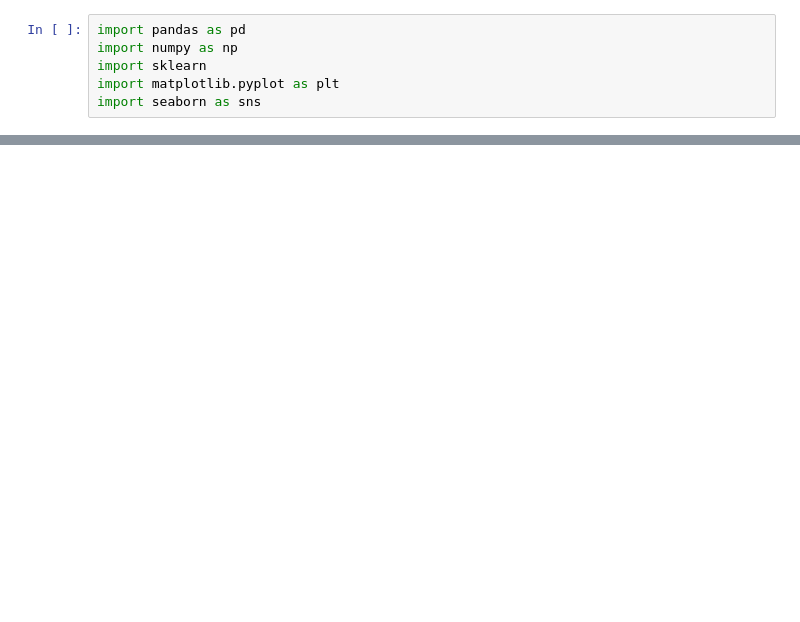
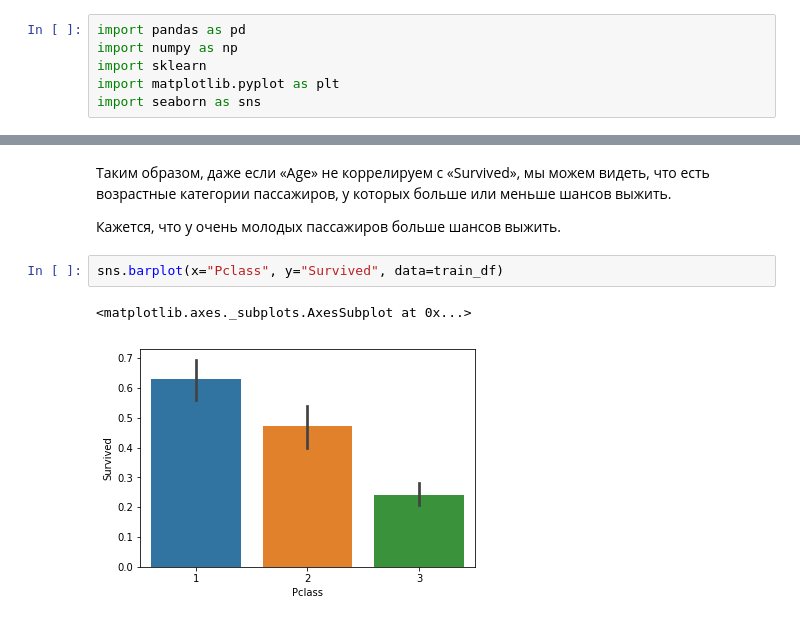
Before and after one commit to A6a7H/Smth-Prcts, a Jupyter notebook: Titanic/Titanic.ipynb, the cells around one changed output, grey strips where cells are left out. Drawn from its saved outputs; the diff is of its cells as text; blank space fills up the shorter version.

```diff
--- a/Titanic/Titanic.ipynb
+++ b/Titanic/Titanic.ipynb
@@ -29,0 +144,9 @@ sns.blend_palette(data)
+# %% [markdown]
+Таким образом, даже если «Age» не коррелируем с «Survived», мы можем видеть, что есть возрастные категории пассажиров, у которых больше или меньше шансов выжить.
+
+Кажется, что у очень молодых пассажиров больше шансов выжить.
+# %%
+sns.barplot(x="Pclass", y="Survived", data=train_df)
+# %% [output]
+<matplotlib.axes._subplots.AxesSubplot at 0x...>
+[figure, added]
```
Also changed, not shown: parts of 43 cells of this notebook.
